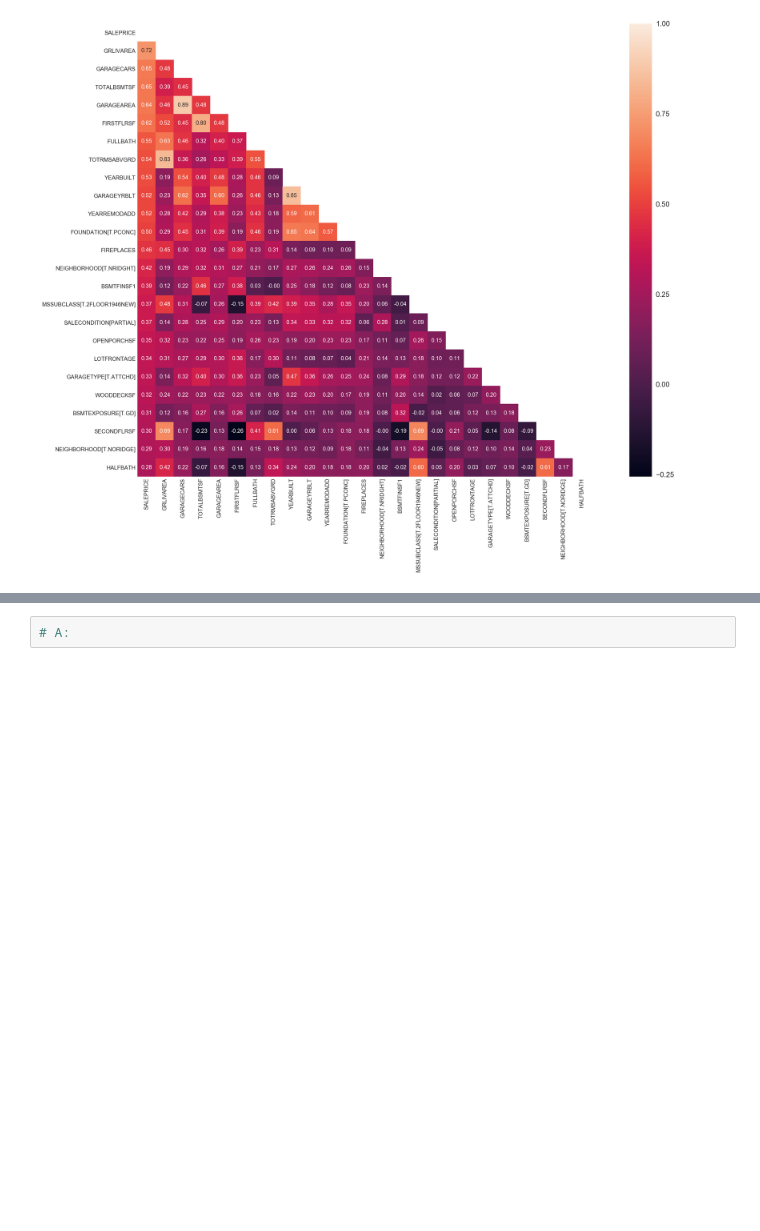
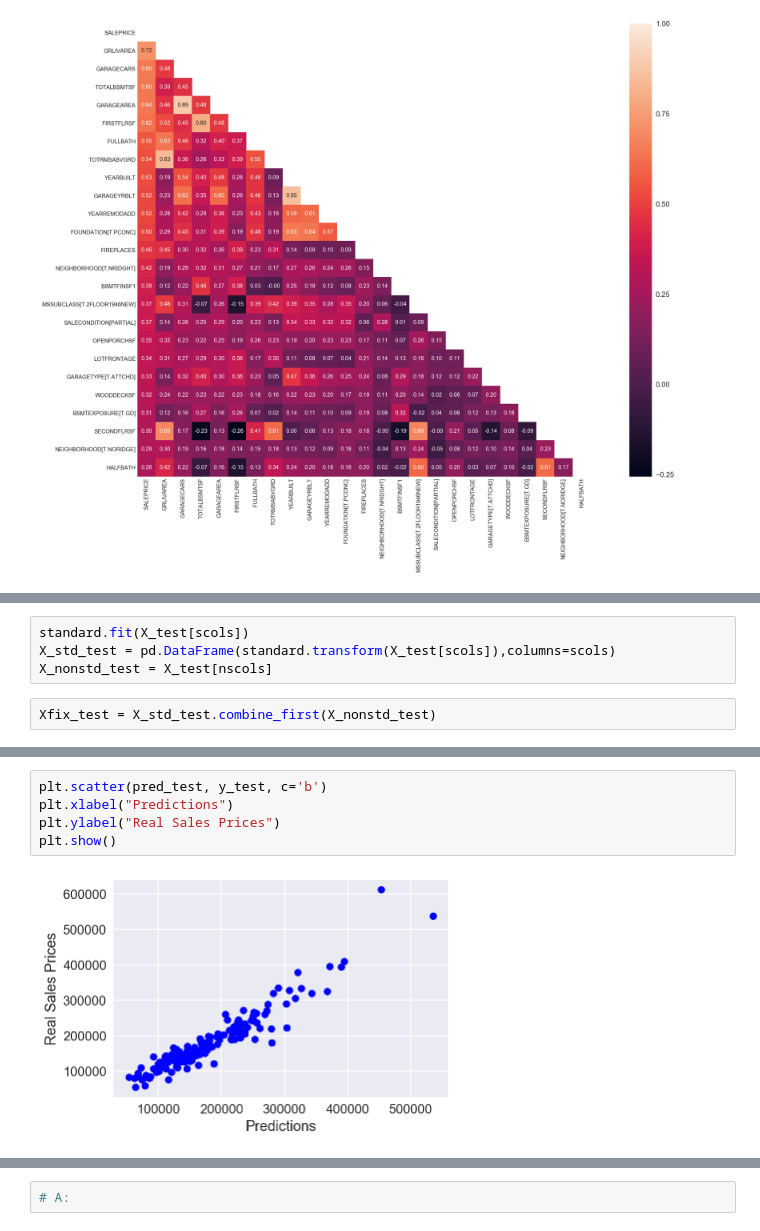
Before and after one commit to BhushanShet/BhushanShet.github.io, a Jupyter notebook: project-three/project-03-starter.ipynb, the cells around one changed output, grey strips where cells are left out. Drawn from its saved outputs; the diff is of its cells as text; blank space fills up the shorter version.

```diff
--- a/project-three/project-03-starter.ipynb
+++ b/project-three/project-03-starter.ipynb
@@ -451,0 +498,6 @@ plt.show()
+# %%
+standard.fit(X_test[scols])
+X_std_test = pd.DataFrame(standard.transform(X_test[scols]),columns=scols)
+X_nonstd_test = X_test[nscols]
+# %%
+Xfix_test = X_std_test.combine_first(X_nonstd_test)
@@ -451,0 +550,7 @@ plt.show()
+# %%
+plt.scatter(pred_test, y_test, c='b')
+plt.xlabel("Predictions")
+plt.ylabel("Real Sales Prices")
+plt.show()
+# %% [output]
+[figure, added]
```
Also changed, not shown: parts of 21 cells of this notebook.
